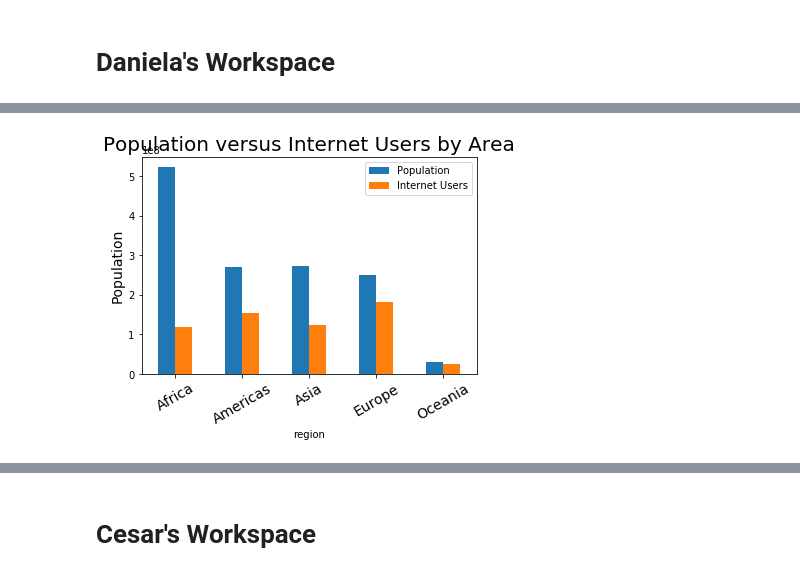
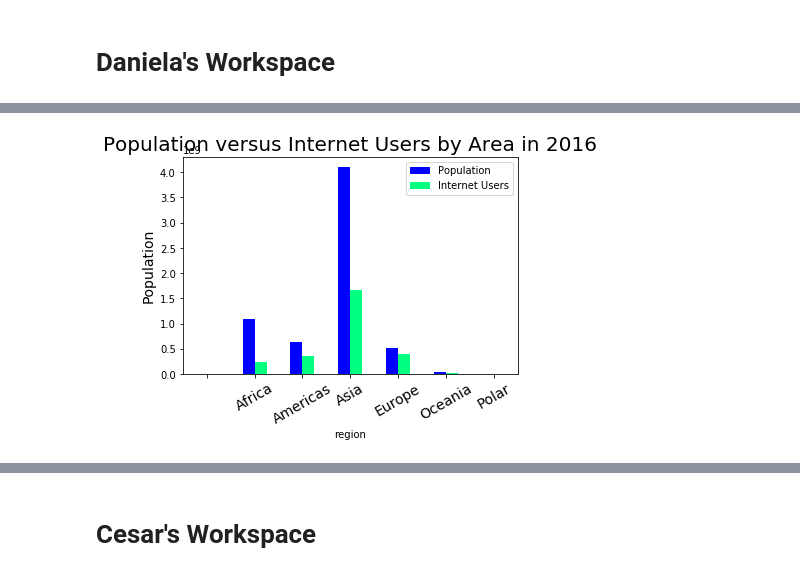
Before and after one commit to JoshuaFarmerATX/butterfly-effect, a Jupyter notebook: butterfly_effect.ipynb, the cells around one changed output, grey strips where cells are left out. Saved outputs shown, nothing was run; the diff lists cells and outputs as text; code cells hidden in the pictures.

```diff
--- a/butterfly_effect.ipynb
+++ b/butterfly_effect.ipynb
@@ -10,3 +10,6 @@ import data_import
 rest_df = data_import.get_rest_countries()
 # %%
 cia_df = data_import.get_cia_data()
+# %%
+#drop NaN values
+new_cia = cia_df.dropna(subset=['internet_users'])
@@ -13,5 +55,5 @@ cia_df = data_import.get_cia_data()
 # %%
-merged_data = pd.merge(rest_df, cia_df, how = 'inner', on = 'country')
+merged_data = pd.merge(rest_df, new_cia, how = 'inner', on = 'country')
 # %%
 merged_data.to_csv("merged_data.csv")
 # %% [markdown]
@@ -72,15 +120,17 @@ plt.show()
 # %%
 # Population versus Internet users by area
-per_sub_area = (df_filtered[['region', 'population', 'internet_users']]).groupby(['region']).sum()
+per_sub_area = (merged_data[['region', 'population', 'internet_users']]).groupby(['region']).sum()
 
 #plot
-per_sub_area.plot(kind="bar")
+per_sub_area.plot(kind="bar",
+                  colormap='winter'
+                 )
 
-plt.title('Population versus Internet Users by Area', fontsize=20)
+plt.title('Population versus Internet Users by Area in 2016', fontsize=20)
 plt.ylabel("Population", fontsize=14)
 plt.legend(['Population', "Internet Users"]);
 plt.xticks(rotation =30,fontsize =14)
 
 plt.show()
 # %% [output]
-[figure, old version]
+[figure, new version]
```
Also changed, not shown: parts of 10 cells of this notebook, 1 other file.
